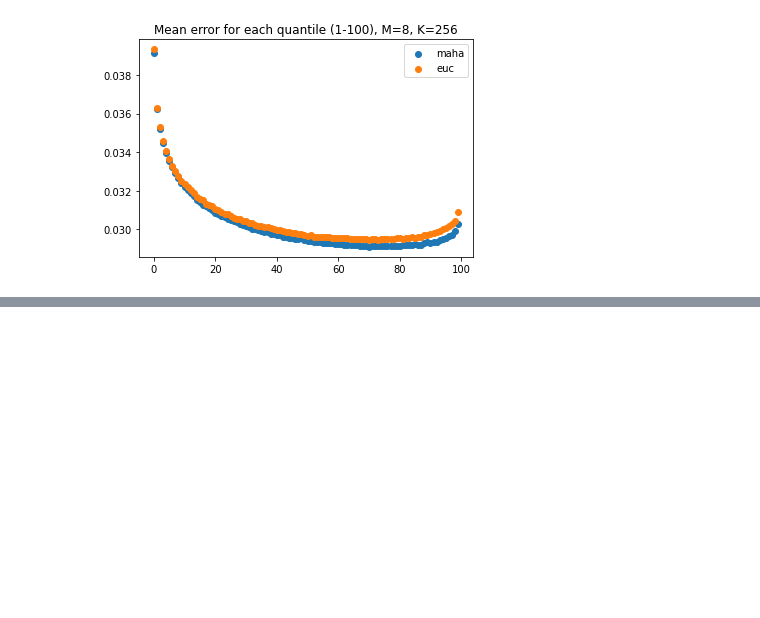
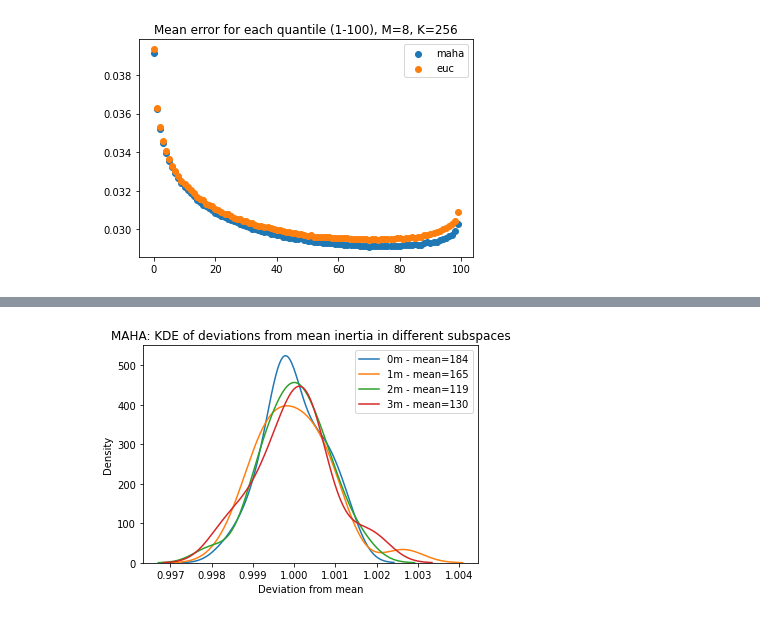
Before and after one commit to TSPoulsen/puffinn, a Jupyter notebook: experiments/results/explore_results.ipynb, the cells around one changed output, grey strips where cells are left out. Drawn from its saved outputs; the diff is of its cells as text; code cells hidden in the pictures; blank space fills up the shorter version.

```diff
--- a/experiments/results/explore_results.ipynb
+++ b/experiments/results/explore_results.ipynb
@@ -227,0 +243,11 @@ plt.show()
+# %%
+for key in maha.keys():
+    m = np.mean(maha[key])
+    d = maha[key]/m
+    sns.kdeplot(d, label = key + " - mean=" + str(int(m)))
+plt.title("MAHA: KDE of deviations from mean inertia in different subspaces")
+plt.xlabel("Deviation from mean")
+plt.legend()
+plt.show()
+# %% [output]
+[figure, added]
```
Also changed, not shown: parts of 3 cells of this notebook, 4 other files.
